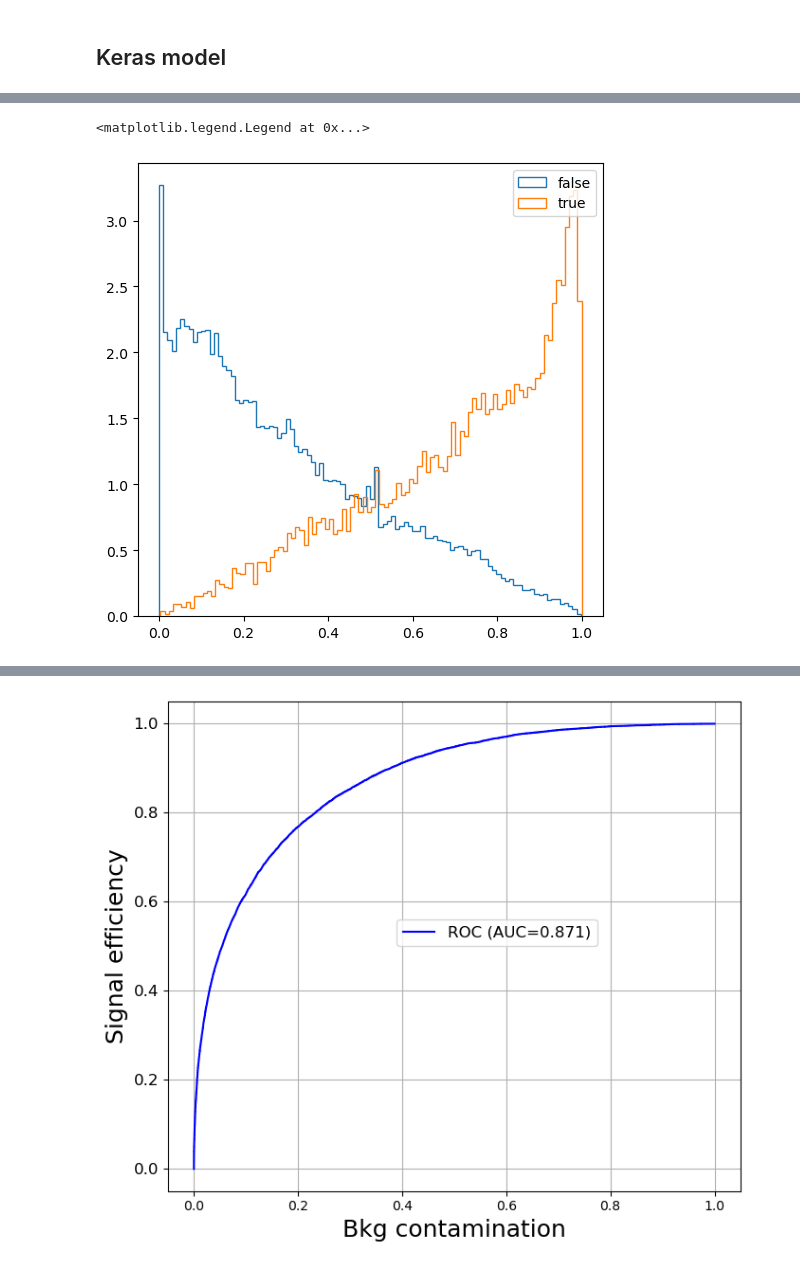
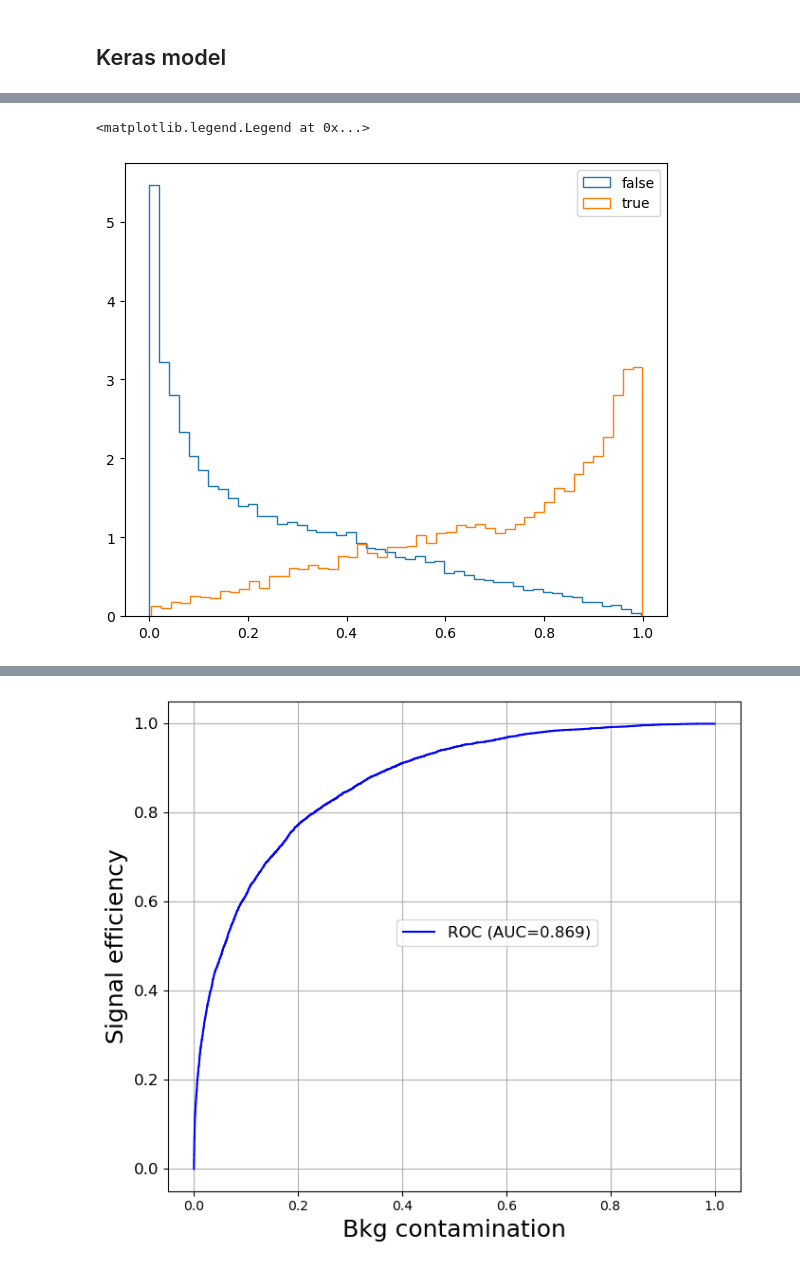
Before and after one commit to UniMiBAnalyses/ML_classification, a Jupyter notebook: Training_v0.ipynb, the cells around one changed output, grey strips where cells are left out. Saved outputs shown, nothing was run; the diff lists cells and outputs as text; code cells hidden in the pictures.

Commit message:
Updated training

```diff
--- a/Training_v0.ipynb
+++ b/Training_v0.ipynb
@@ -110,7 +119,7 @@ cols = ["mjj_vbs",
         "nJets", "N_jets_central", "N_jets_forward",
         "Zvjets_0", "Zlep",
         "Asym_vbs", "Asym_vjet",
-        "A_ww",
+        "A_ww", a
         "Mw_lep_reco", "Mtw_lep", "w_lep_pt", "Mww",
         "R_ww", "R_mw",
         "Centr_vbs", "Centr_ww",
@@ -148,4 +169,4 @@ Let's give 25% to validation (validation during training + test).
 The validation is then split in 50%-50% for training validation and final result
 # %%
 X_train, X_temp, y_train, y_temp, W_train, W_temp = train_test_split(X_scaled, Y,      W,      test_size=0.25)
-X_val,   X_test, y_val,   y_test, W_val,   W_test = train_test_split(X_temp,   y_temp, W_temp, test_size=0.5)
+X_val,   X_test, y_val,   y_test, W_val,   W_test = train_test_split(X_temp,   y_temp, W_temp, test_size=0.25)
@@ -160,8 +185,8 @@ validation_generator, steps_per_epoch_val   = balanced_batch_generator(X_val,
 model = Sequential()
 model.add(Dense(100, input_dim=X_train.shape[1], activation="relu"))
 model.add(Dropout(0.3))
-model.add(Dense(80, activation="relu"))
-model.add(Dropout(0.3))
+#model.add(Dense(100, activation="relu"))
+#model.add(Dropout(0.3))
 model.add(Dense(50, activation="relu"))
 model.add(Dropout(0.3))
 model.add(Dense(1, activation="sigmoid"))
@@ -249,9 +271,11 @@ plt.legend()
 # %%
 results = model.predict(X_test)
-plt.hist(results[y_test==0], bins=100,density=True, label="false", histtype="step")
-plt.hist(results[y_test==1], bins=100, density=True, label="true", histtype="step")
+fig, ax1 = plt.subplots(figsize=(7,6), dpi=100)
+plt.hist(results[y_test==0], bins=50,density=True, label="false", histtype="step")
+plt.hist(results[y_test==0], bins=50,density=True, label="false", histtype="step")
+plt.hist(results[y_test==1], bins=50, density=True, label="true", histtype="step")
 #plt.yscale("log")
 plt.legend()
 # %% [output]
 <matplotlib.legend.Legend at 0x...>
-[figure, old version]
+[figure, new version]
```
Also changed, not shown: parts of 17 cells of this notebook.
